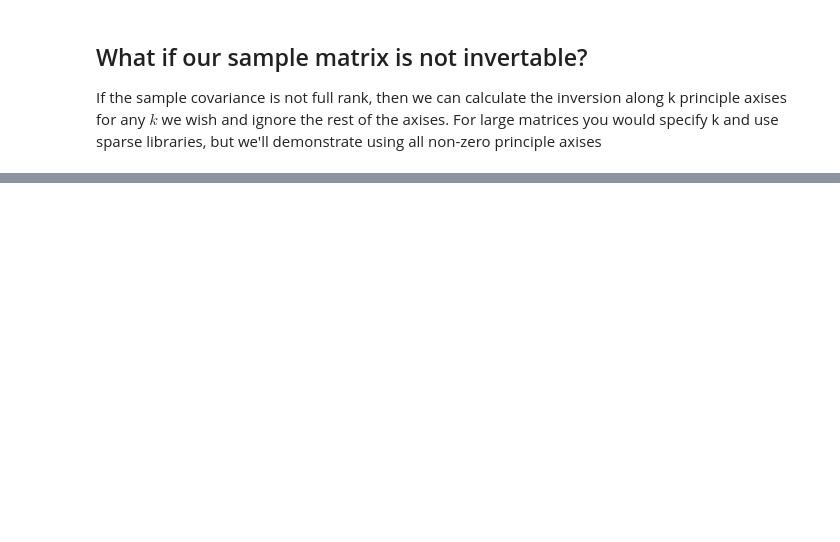
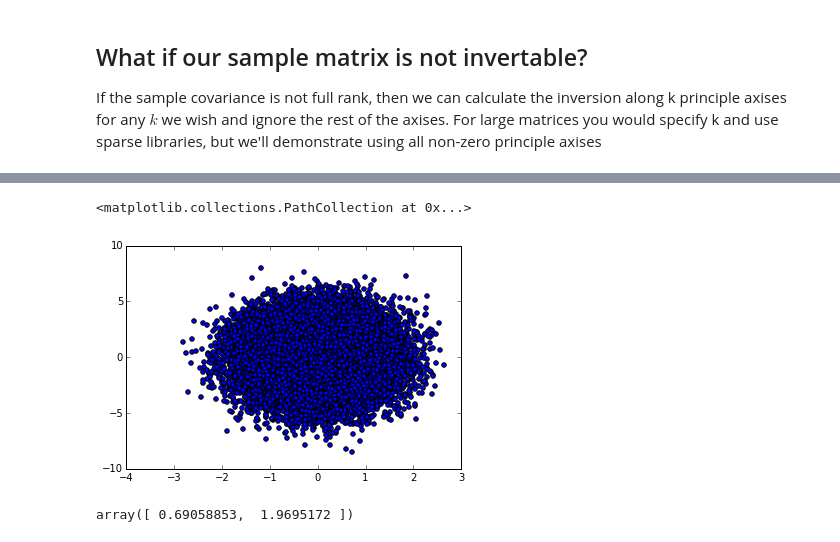
Before and after one commit to bniemczyk/cool_tricks, a Jupyter notebook: unmixing normally distributed data.ipynb, the cells around one changed output, grey strips where cells are left out. Drawn from its saved outputs; the diff is of its cells as text; code cells hidden in the pictures; blank space fills up the shorter version.

```diff
--- a/unmixing normally distributed data.ipynb
+++ b/unmixing normally distributed data.ipynb
@@ -118,0 +121,13 @@ More details to follow when I have a few minutes.
+# %%
+scale,basis = linalg.eig(samplecov, left=True, right=False)
+pca = numpy.dot(numpy.diag(1.0 / scale), basis.T)
+tmp = numpy.dot(pca, O)
+plt.scatter(tmp[0,:], tmp[1,:])
+# %% [output]
+<matplotlib.collections.PathCollection at 0x...>
+[figure, added]
+# %%
+sigma = tmp.std(axis=1) # notice that the standard deviation is still not 1, but we could normalize
+sigma
+# %% [output]
+array([ 0.69058853,  1.9695172 ])
```
Also changed, not shown: parts of 14 cells of this notebook, 1 other file.
